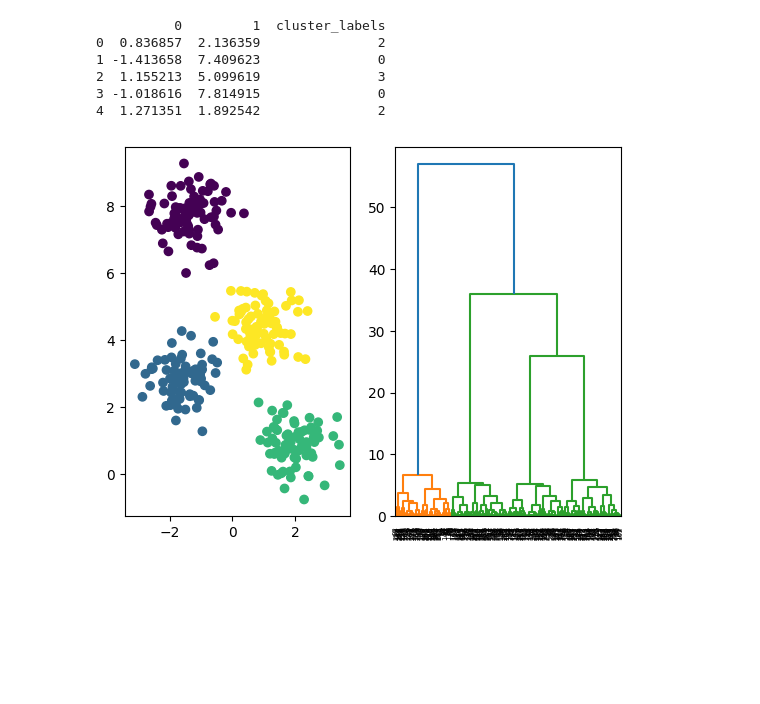
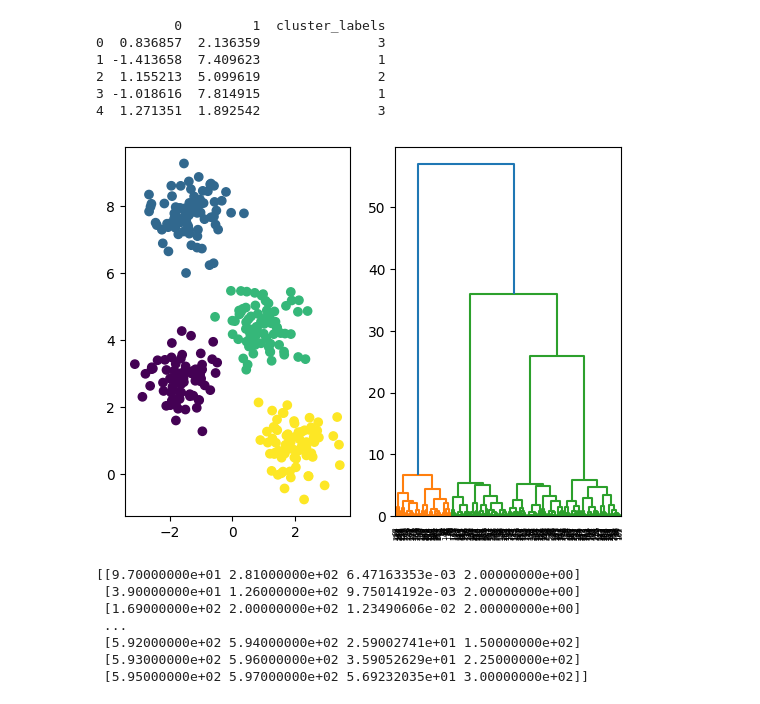
Before and after one commit to tylerksoong/clusteringhw, a Jupyter notebook: Untitled-1.ipynb, the cells around one changed output. Cells and saved outputs as stored; diff of their text form; code cells hidden in the pictures; blank space fills up the shorter version.

```diff
--- a/Untitled-1.ipynb
+++ b/Untitled-1.ipynb
@@ -45,10 +28,17 @@ def pipeline(X, k,distance_metric="euclidean", linkage_metric="ward"):
 # %%
-df, df2 = pipeline(X, 4)
+df = pipeline(X, 4)
 # %% [output]
           0         1  cluster_labels
-0  0.836857  2.136359               2
-1 -1.413658  7.409623               0
-2  1.155213  5.099619               3
-3 -1.018616  7.814915               0
-4  1.271351  1.892542               2
+0  0.836857  2.136359               3
+1 -1.413658  7.409623               1
+2  1.155213  5.099619               2
+3 -1.018616  7.814915               1
+4  1.271351  1.892542               3
-[figure, old version]
+[figure, new version]
+[[9.70000000e+01 2.81000000e+02 6.47163353e-03 2.00000000e+00]
+ [3.90000000e+01 1.26000000e+02 9.75014192e-03 2.00000000e+00]
+ [1.69000000e+02 2.00000000e+02 1.23490606e-02 2.00000000e+00]
+ ...
+ [5.92000000e+02 5.94000000e+02 2.59002741e+01 1.50000000e+02]
+ [5.93000000e+02 5.96000000e+02 3.59052629e+01 2.25000000e+02]
+ [5.95000000e+02 5.97000000e+02 5.69232035e+01 3.00000000e+02]]
```
Also changed, not shown: parts of 1 cell of this notebook, 2 other files.
